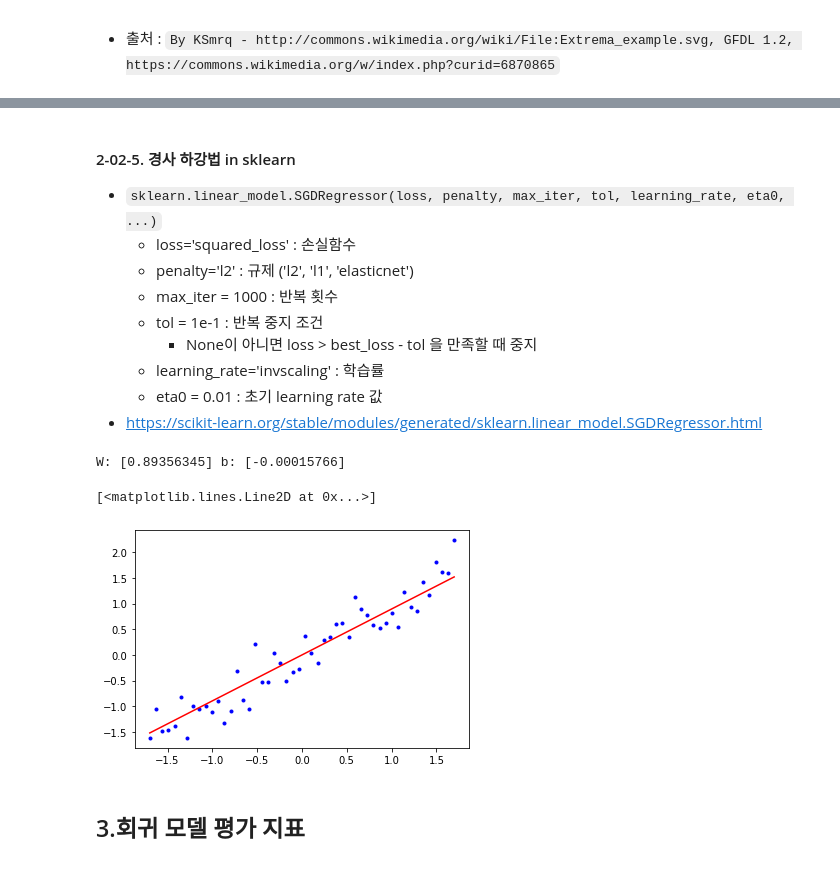
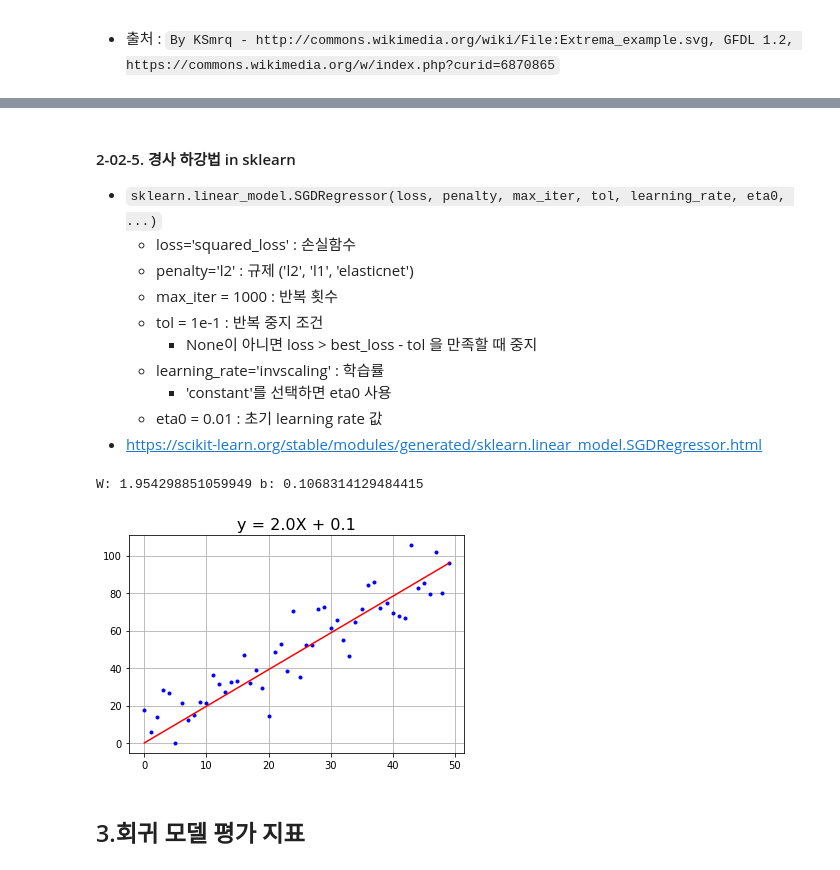
Before and after one commit to oms1226/20201130_python_farmingindustry, a Jupyter notebook: 3week/ML_02_02_Regression_LAB1217.ipynb, the cells around one changed output, grey strips where cells are left out. Drawn from its saved outputs; the diff is of its cells as text; code cells hidden in the pictures.

```diff
--- a/3week/ML_02_02_Regression_LAB1217.ipynb
+++ b/3week/ML_02_02_Regression_LAB1217.ipynb
@@ -439,37 +456,32 @@ Final W: 1.98199077947723
   - tol = 1e-1 : 반복 중지 조건
     - None이 아니면 loss > best_loss - tol 을 만족할 때 중지
   - learning_rate='invscaling' : 학습률
+     - 'constant'를 선택하면 eta0 사용
   - eta0 = 0.01 : 초기 learning rate 값
 - https://scikit-learn.org/stable/modules/generated/sklearn.linear_model.SGDRegressor.html
 # %%
-from sklearn.linear_model import SGDRegressor
-from sklearn.preprocessing import StandardScaler
-
-import random
 import numpy as np
 import matplotlib.pylab as plt
+from sklearn.linear_model import SGDRegressor
 
-m = 50 # sample count
-X = np.arange(m, dtype=np.float32).reshape(-1,1)
-y = X * 2 # W = 2, b=0(bias 생략)
-y = y + 10 * np.random.randn(m, 1) # adding noise
-
-scaler = StandardScaler()
-X = scaler.fit_transform(X)
-y = scaler.fit_transform(y)
-
+np.random.seed(0)
+m = 50 #sample count
+X = np.arange(m)
+y = X  * 2 # W = 2, b=0(bias 생략)
+y = y + 10 * np.random.randn(m) # adding noise
 plt.plot(X, y, 'b.')
 
-lr = SGDRegressor()
-lr.fit(X, y.ravel())
-W = lr.coef_
-b = lr.intercept_
+lr = SGDRegressor(learning_rate="constant", eta0=0.00005)
+lr.fit(X.reshape(-1, 1), y)
+W = lr.coef_[0]
+b = lr.intercept_[0]
 print('W:', W, 'b:', b)
-plt.plot(X, W.ravel()*X + b, 'r-')
+plt.plot(X, W*X + b, 'r-')
+plt.title(f'y = {W:.1f}X + {b:.1f}', fontsize=16)
+plt.grid()
 # %% [output]
-W: [0.89356345] b: [-0.00015766]
+W: 1.954298851059949 b: 0.1068314129484415
-[<matplotlib.lines.Line2D at 0x...>]
-[figure, old version]
+[figure, new version]
 # %% [markdown]
 ## 3.회귀 모델 평가 지표
 # %% [markdown]
```
Also changed, not shown: parts of 12 cells of this notebook, 4 other files.
